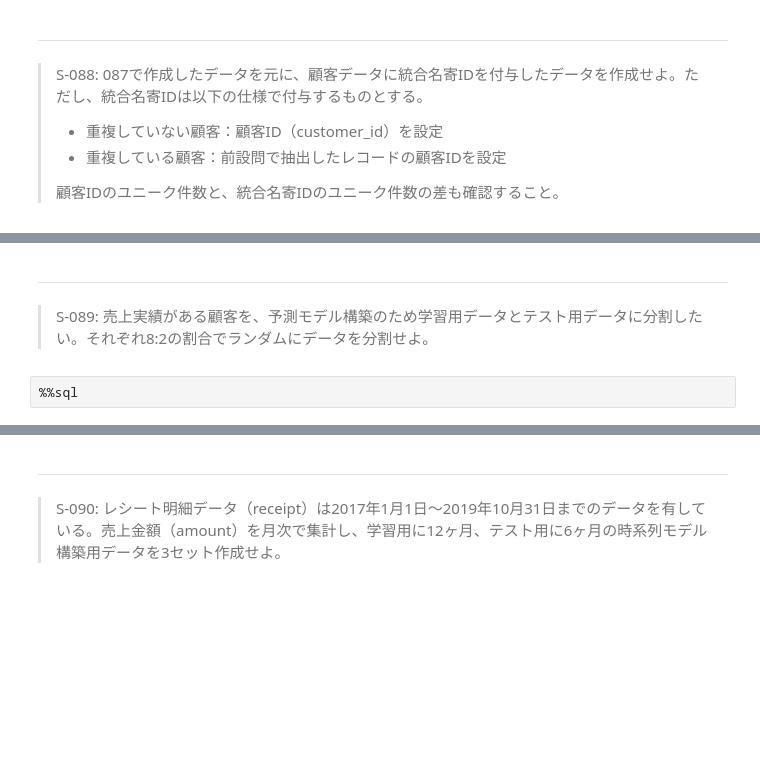
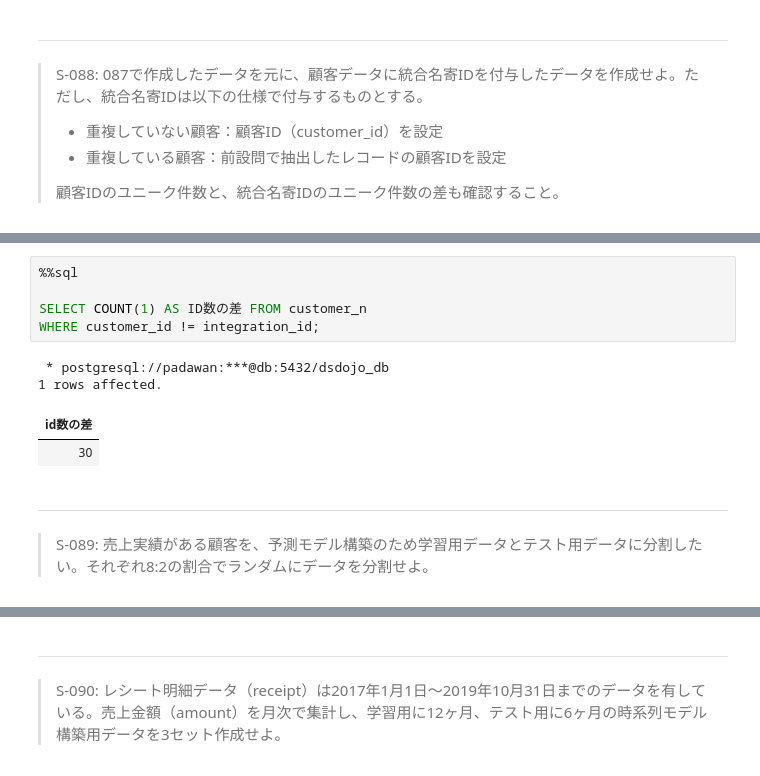
Before and after one commit to KJR020/100knocks-preprocess, a Jupyter notebook: docker/work/preprocess_knock_SQL.ipynb, the cells around one changed output, grey strips where cells are left out. Drawn from its saved outputs; the diff is of its cells as text; blank space fills up the shorter version.

```diff
--- a/docker/work/preprocess_knock_SQL.ipynb
+++ b/docker/work/preprocess_knock_SQL.ipynb
@@ -3191,5 +3287,13 @@ $$
+# %%
+%%sql
+
+SELECT COUNT(1) AS ID数の差 FROM customer_n
+WHERE customer_id != integration_id;
+# %% [output]
+ * postgresql://padawan:***@db:5432/dsdojo_db
+1 rows affected.
+| id数の差 |
+| 30 |
 # %% [markdown]
 ---
 > S-089: 売上実績がある顧客を、予測モデル構築のため学習用データとテスト用データに分割したい。それぞれ8:2の割合でランダムにデータを分割せよ。
-# %%
-%%sql
```
Also changed, not shown: parts of 11 cells of this notebook.
